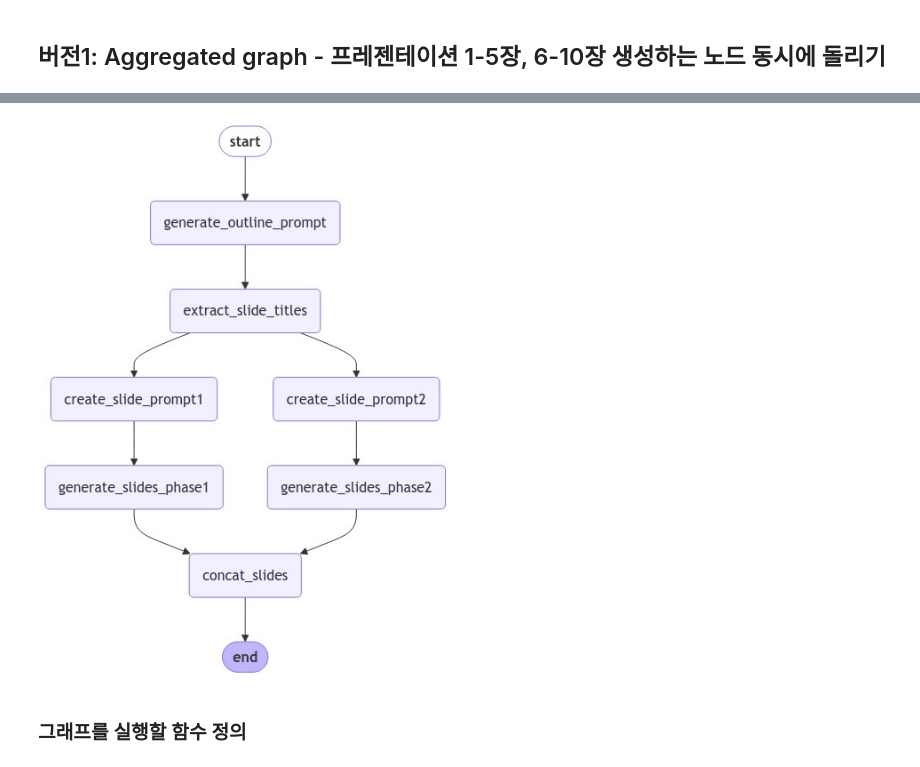
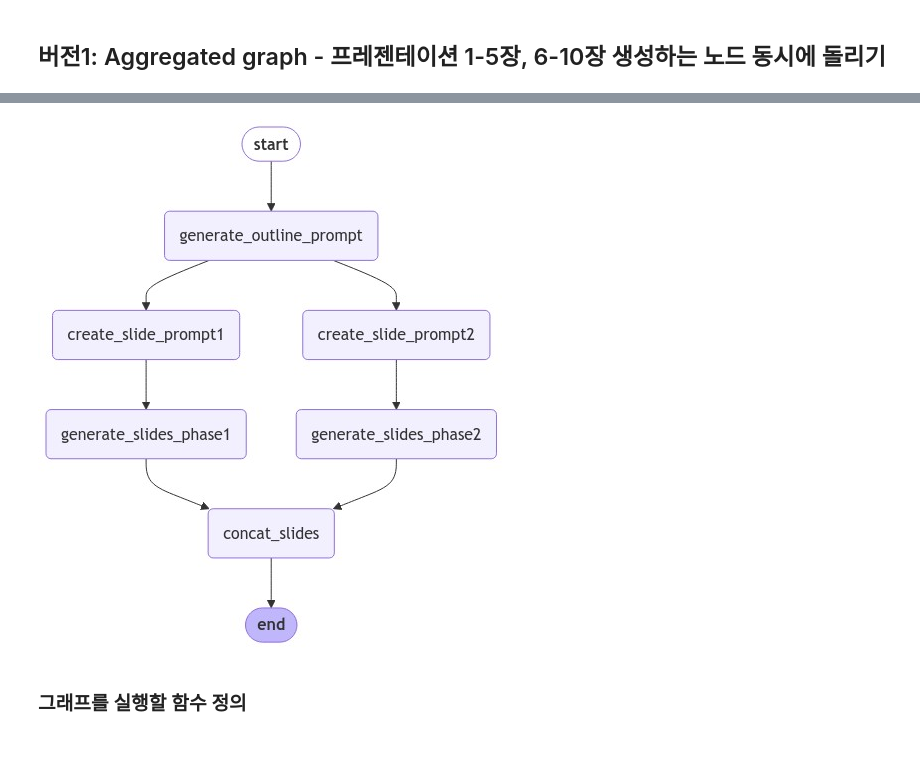
Before and after one commit to HyeryeongJoo/miridih-test, a Jupyter notebook: langgraph/01_basic_run_prompt.ipynb, the cells around one changed output, grey strips where cells are left out. Cells and saved outputs as stored; diff of their text form; code cells hidden in the pictures.

```diff
--- a/langgraph/01_basic_run_prompt.ipynb
+++ b/langgraph/01_basic_run_prompt.ipynb
@@ -64,5 +77,5 @@ bedrock-runtime(https://bedrock-runtime.us-east-1.amazonaws.com)
 # %%
 from utils.bedrock import *
 
-# model_id = "anthropic.claude-3-sonnet-20240229-v1:0"
-model_id = "anthropic.claude-3-5-sonnet-20240620-v1:0"
+model_id = "anthropic.claude-3-sonnet-20240229-v1:0"
+# model_id = "anthropic.claude-3-5-sonnet-20240620-v1:0"
@@ -163,8 +160,7 @@ from typing import TypedDict, Annotated, Any
 from langgraph.graph import StateGraph, START, END
 from langchain_anthropic import ChatAnthropic
 from langchain_core.messages import HumanMessage
-# from langgrpah.checkpoint.memory import MemorySaver
-# import operator
+
 
 
 # Stage 정의
@@ -178,43 +174,35 @@ class State(TypedDict):
     response_phase1: Annotated[str, "슬라이드 1-5장 내용"]
     response_phase2: Annotated[str, "슬라이드 6-10장 내용"]
     completed_content: Annotated[str, "최종 생성된 프레젠테이션 내용"]
-    # aggregate: Annotated[list, operator.add]
-
-
-# class ReturnNodeValue:
-#     def __init__(self, node_secret: str):
-#         self._value = node_secret
-
-#     def __call__(self, state: State) -> Any:
-#         print(f"Adding {self._value} to {state['aggregate']}")
-#         return {"aggregate": [self._value]}
 
 # 프레젠테이션 개요 생성 노드 정의
 def generate_outline_prompt(state: State) -> State:
     # llm = get_llm_model(model_id="claude-3-haiku-20240307):
     prompt = state["outline_prompt"]
-    # response = converse_invoke(boto3_bedrock, model_id, prompt)
-    response = converse_invoke_with_backoff(boto3_bedrock, model_id, prompt)
+
+    response = converse_invoke(boto3_bedrock, model_id, prompt)
+    # response = converse_invoke_with_backoff(boto3_bedrock, model_id, prompt)
+
     # print("response: \n", response)
     output_message = response['output']['message']['content'][0]['text']
     # response = llm_sonnet.invoke([HumanMessage(content=prompt)])
     return State(outline=output_message)
 
 
-# 생성한 프레젠테이션의 타이틀만 뽑아내는 노드 정의
-def extract_slide_titles(state: State) -> State:
-    # JSON 문자열을 Python 딕셔너리로 파싱
-    outline = state["outline"]
-    slide_titles = []
-    data = json.loads(outline) if isinstance(outline, str) else outline
-    # 메인 타이틀 출력
-    # title = data['title']
-    # 슬라이드 리스트를 순회하며 각 슬라이드의 제목 출력
-    print("\n## Extract each slide titles in outline...")
-    for slide in data['slides']:
-        print(slide)
-        slide_titles.append(slide['slide_title'])
-    return State(slide_titles=slide_titles)
+# # 생성한 프레젠테이션의 타이틀만 뽑아내는 노드 정의
+# def extract_slide_titles(state: State) -> State:
+#     # JSON 문자열을 Python 딕셔너리로 파싱
+#     outline = state["outline"]
+#     slide_titles = []
+#     data = json.loads(outline) if isinstance(outline, str) else outline
+#     # 메인 타이틀 출력
+#     # title = data['title']
+#     # 슬라이드 리스트를 순회하며 각 슬라이드의 제목 출력
+#     print("\n## Extract each slide titles in outline...")
+#     for slide in data['slides']:
+#         print(slide)
+#         slide_titles.append(slide['slide_title'])
+#     return State(slide_titles=slide_titles)
 
 
 def create_slide_prompt1(state: State) -> State:
@@ -233,6 +221,7 @@ def create_slide_prompt1(state: State) -> State:
     print(slide_prompt1)
     return State(slide_prompt1=slide_prompt1)
 
+
 def create_slide_prompt2(state: State) -> State:
     print("\n## Generating prompt for creating the content of slides 6-10...\n")
 
@@ -249,14 +238,13 @@ def create_slide_prompt2(state: State) -> State:
     print(slide_prompt2)
     return State(slide_prompt2=slide_prompt2)
 
+
 def generate_slides_phase1(state:State) -> State:
     slide_prompt1 = state["slide_prompt1"]
     print("\n## Generating content for slides 1-5...")
 
-
-
-    # response1 = converse(boto3_bedrock, model_id, slide_prompt1)
-    response1 = converse_invoke_with_backoff(boto3_bedrock, model_id, slide_prompt1)
+    response1 = converse_invoke(boto3_bedrock, model_id, slide_prompt1)
+    # response1 = converse_invoke_with_backoff(boto3_bedrock, model_id, slide_prompt1)
 
     output_message1 = response1['output']['message']['content'][0]['text']
     print("\n### Generated content for slides 1-5...")
@@ -268,15 +256,14 @@ def generate_slides_phase2(state:State) -> State:
     slide_prompt2 = state["slide_prompt2"]
     print("\n## Generating content for slides 6-10...")
 
-
-
-    # response2 = converse_invoke(boto3_bedrock, model_id, slide_prompt2)
-    response2 = converse_invoke_with_backoff(boto3_bedrock, model_id, slide_prompt2)
+    response2 = converse_invoke(boto3_bedrock, model_id, slide_prompt2)
+    # response2 = converse_invoke_with_backoff(boto3_bedrock, model_id, slide_prompt2)
 
     output_message2 = response2['output']['message']['content'][0]['text']
     print("\n### Generated content for slides 6-10...")
     print(output_message2)
     return State(response_phase2=output_message2)
+
 
 def concat_slides(state:State) -> State:
     response_phase1=state["response_phase1"]
@@ -290,64 +277,41 @@ def concat_slides(state:State) -> State:
 # 그래프 정의
 graph_builder = StateGraph(State)
 
-
-# # 노드, 엣지 추가
-# graph_builder.add_node("generate_outline_prompt", generate_outline_prompt)
-# graph_builder.add_edge(START, "generate_outline_prompt")
-# graph_builder.add_node("extract_slide_titles", extract_slide_titles)
-# graph_builder.add_edge("generate_outline_prompt", "extract_slide_titles")
-# graph_builder.add_node("generate_slides_phase1", generate_slides_phase1)
-# graph_builder.add_node("create_slide_prompt1", create_slide_prompt1)
-# graph_builder.add_node("generate_slides_phase2", generate_slides_phase2)
-# graph_builder.add_node("create_slide_prompt2", create_slide_prompt2)
-# graph_builder.add_node("concat_slides", concat_slides)
-# graph_builder.add_edge("extract_slide_titles","create_slide_prompt1")
-# graph_builder.add_edge("extract_slide_titles","create_slide_prompt2")
-# graph_builder.add_edge("create_slide_prompt1", "generate_slides_phase1")
-# graph_builder.add_edge("create_slide_prompt2", "generate_slides_phase2")
-# graph_builder.add_edge("generate_slides_phase1", "concat_slides")
-# graph_builder.add_edge("generate_slides_phase2", "concat_slides")
-# graph_builder.add_edge("concat_slides",END)
-
-
 # Add nodes to the graph
 graph_builder.add_node("generate_outline_prompt", generate_outline_prompt)
-graph_builder.add_edge(START, "generate_outline_prompt")
-graph_builder.add_node("extract_slide_titles", extract_slide_titles)
-graph_builder.add_edge("generate_outline_prompt", "extract_slide_titles")
 graph_builder.add_node("generate_slides_phase1", generate_slides_phase1)
 graph_builder.add_node("create_slide_prompt1", create_slide_prompt1)
 graph_builder.add_node("generate_slides_phase2", generate_slides_phase2)
 graph_builder.add_node("create_slide_prompt2", create_slide_prompt2)
 graph_builder.add_node("concat_slides", concat_slides)
 
 # Define the flow of execution
-graph_builder.add_edge("extract_slide_titles", "create_slide_prompt1")
-graph_builder.add_edge("extract_slide_titles", "create_slide_prompt2")
+graph_builder.add_edge(START, "generate_outline_prompt")
+graph_builder.add_edge("generate_outline_prompt", "create_slide_prompt1")
+graph_builder.add_edge("generate_outline_prompt", "create_slide_prompt2")
 graph_builder.add_edge("create_slide_prompt1", "generate_slides_phase1")
 graph_builder.add_edge("create_slide_prompt2", "generate_slides_phase2")
 
 # Ensure concat_slides runs only after both generate_slides_phase1 and generate_slides_phase2
 graph_builder.add_edge("generate_slides_phase1", "concat_slides")
 graph_builder.add_edge("generate_slides_phase2", "concat_slides")
 
 # End the graph
 graph_builder.add_edge("concat_slides", END)
-
 
 
 # 그래프 컴파일
 graph = graph_builder.compile()
 
 from IPython.display import Image, display
 
 try:
     display(Image(graph.get_graph().draw_mermaid_png()))
 except Exception:
     # This requires some extra dependencies and is optional
     pass
 # %% [output]
-[figure, old version]
+[figure, new version]
 # %% [markdown]
 ### 그래프를 실행할 함수 정의
 # %%
```
Also changed, not shown: parts of 16 cells of this notebook, 7 other files.
